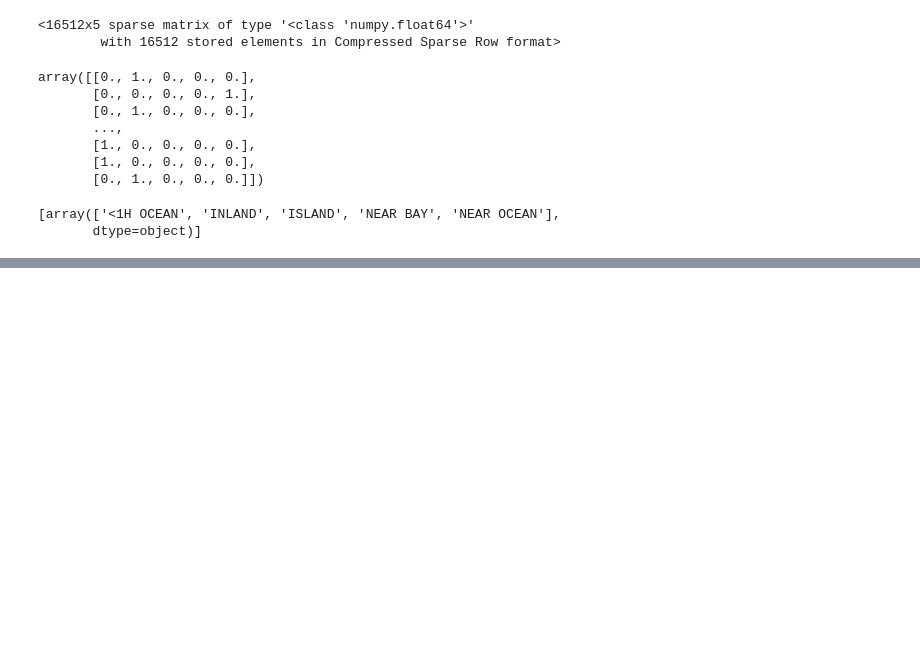
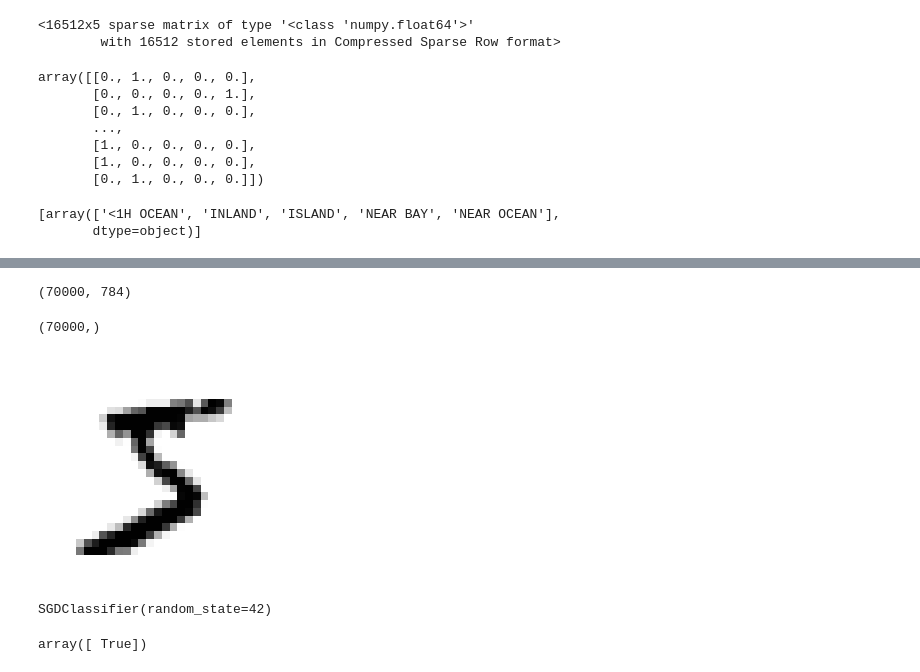
Before and after one commit to RoshanKumar854/ML-Projects, a Jupyter notebook: ML_practice.ipynb, the cells around one changed output, grey strips where cells are left out. Cells and saved outputs as stored; diff of their text form; code cells hidden in the pictures; blank space fills up the shorter version.

```diff
--- a/ML_practice.ipynb
+++ b/ML_practice.ipynb
@@ -272,0 +261,4 @@ NameError: ignored
+# %%
+from sklearn.datasets import fetch_openml
+mnist = fetch_openml('mnist_784', version=1)
+mnist.keys()
@@ -272,0 +287,24 @@ NameError: ignored
+# %%
+x,y = mnist['data'],mnist['target']
+# %%
+x.shape
+# %% [output]
+(70000, 784)
+# %%
+y.shape
+# %% [output]
+(70000,)
+# %%
+import matplotlib as mpl
+import matplotlib.pyplot as plt
+import pandas as pd
+
+
+some_digit = x.iloc[0]
+some_digit_image = some_digit.values.reshape(28,28)
+
+plt.imshow(some_digit_image,cmap = 'binary')
+plt.axis('off')
+plt.show()
+# %% [output]
+[figure, added]
@@ -272,0 +318,11 @@ NameError: ignored
+# %%
+from sklearn.linear_model import SGDClassifier
+
+sgd_clf = SGDClassifier(random_state=42)
+sgd_clf.fit(x_train, y_train_5)
+# %% [output]
+SGDClassifier(random_state=42)
+# %%
+sgd_clf.predict([some_digit])
+# %% [output]
+array([ True])
```
Also changed, not shown: parts of 16 cells of this notebook.
